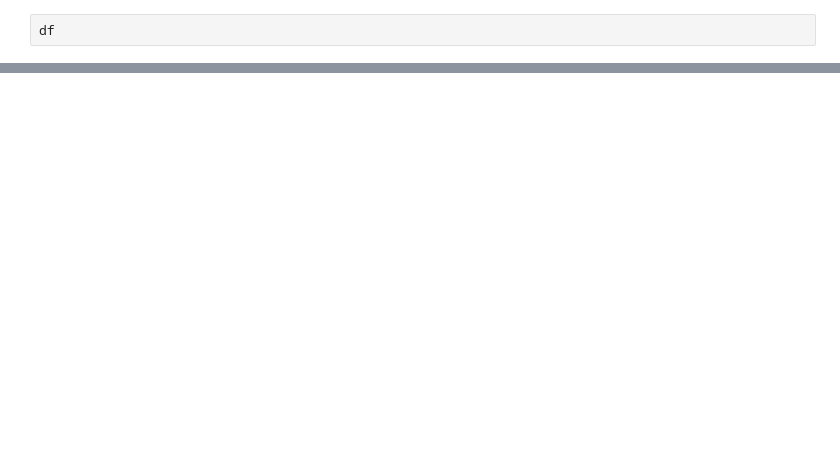
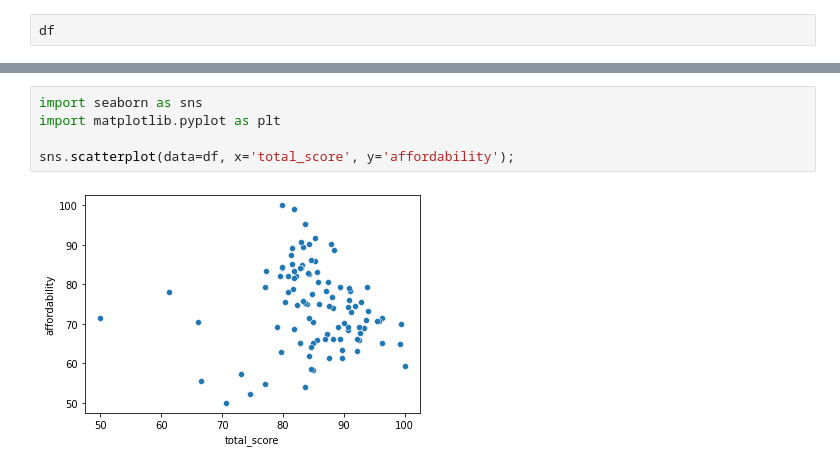
Before and after one commit to oheag2/UCDPA_GillianOHea, a Jupyter notebook: GillianOHea_FinalProject.ipynb, the cells around one changed output, grey strips where cells are left out. Drawn from its saved outputs; the diff is of its cells as text; blank space fills up the shorter version.

```diff
--- a/GillianOHea_FinalProject.ipynb
+++ b/GillianOHea_FinalProject.ipynb
@@ -119,0 +110,7 @@ print(country_USA.head())
+# %%
+import seaborn as sns
+import matplotlib.pyplot as plt
+
+sns.scatterplot(data=df, x='total_score', y='affordability');
+# %% [output]
+[figure, added]
```
Also changed, not shown: parts of 31 cells of this notebook.
